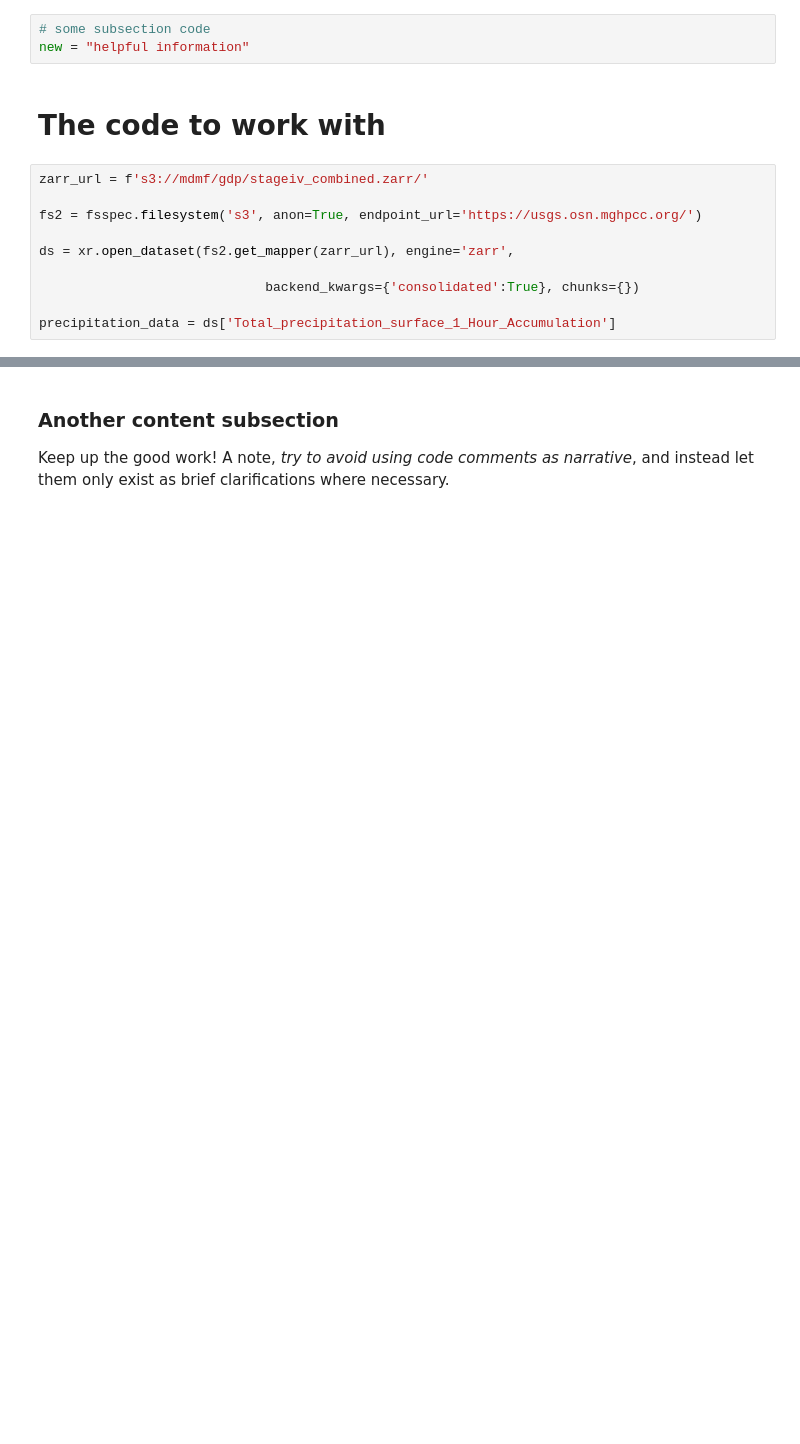
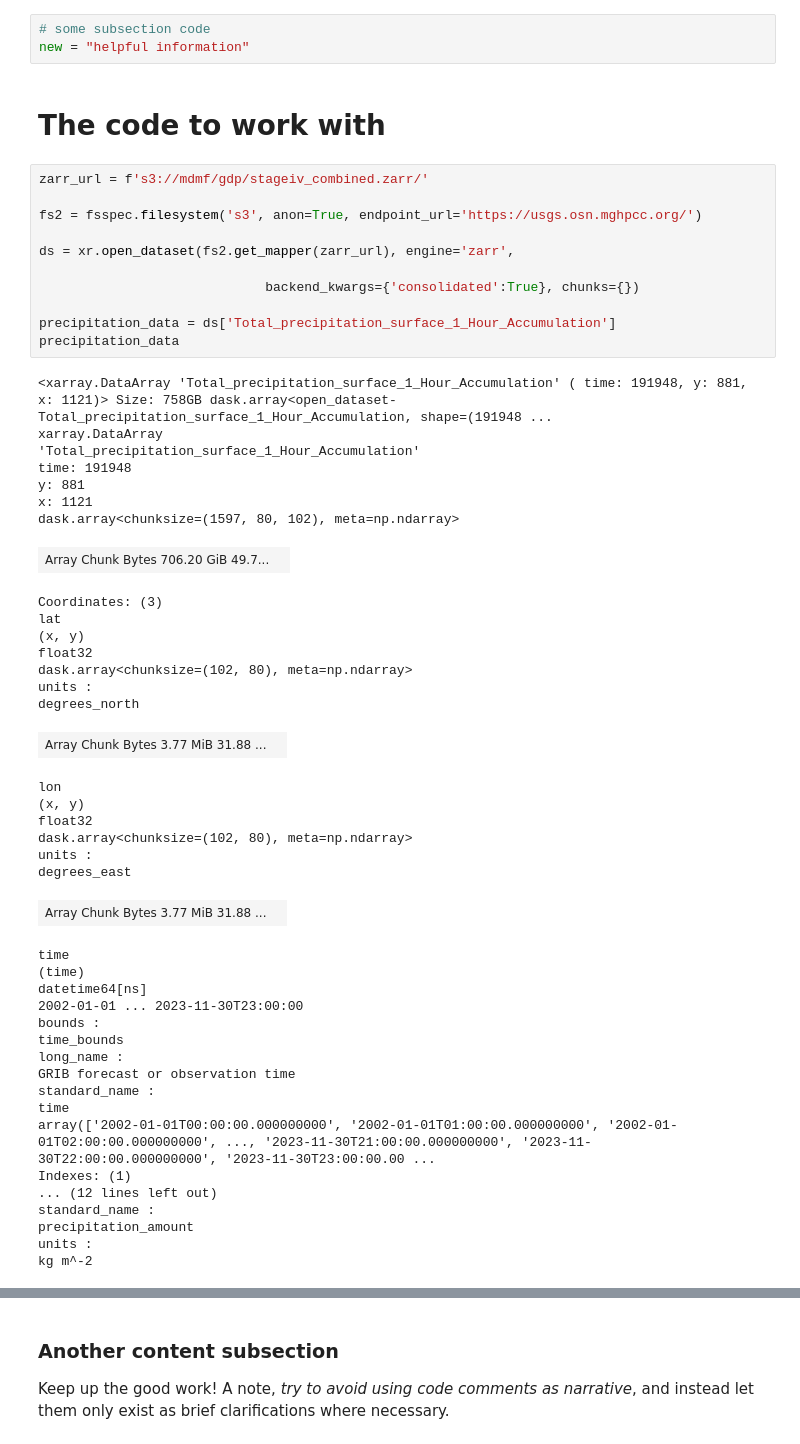
Before and after one commit to ProjectPythia/Stage-IV-Cookbook, a Jupyter notebook: notebooks/Ramos.ipynb, the cells around one changed output, grey strips where cells are left out. Cells and saved outputs as stored; diff of their text form; blank space fills up the shorter version.

```diff
--- a/notebooks/Ramos.ipynb
+++ b/notebooks/Ramos.ipynb
@@ -80,10 +80,52 @@ new = "helpful information"
 # %%
 zarr_url = f's3://mdmf/gdp/stageiv_combined.zarr/'
 
 fs2 = fsspec.filesystem('s3', anon=True, endpoint_url='https://usgs.osn.mghpcc.org/')
 
 ds = xr.open_dataset(fs2.get_mapper(zarr_url), engine='zarr',
 
                              backend_kwargs={'consolidated':True}, chunks={})
 
 precipitation_data = ds['Total_precipitation_surface_1_Hour_Accumulation']
+precipitation_data
+# %% [output]
+<xarray.DataArray 'Total_precipitation_surface_1_Hour_Accumulation' ( time: 191948, y: 881, x: 1121)> Size: 758GB dask.array<open_dataset-Total_precipitation_surface_1_Hour_Accumulation, shape=(191948 ...
+xarray.DataArray
+'Total_precipitation_surface_1_Hour_Accumulation'
+time: 191948
+y: 881
+x: 1121
+dask.array<chunksize=(1597, 80, 102), meta=np.ndarray>
+| Array Chunk Bytes 706.20 GiB 49.7... |  |
+Coordinates: (3)
+lat
+(x, y)
+float32
+dask.array<chunksize=(102, 80), meta=np.ndarray>
+units :
+degrees_north
+| Array Chunk Bytes 3.77 MiB 31.88 ... |  |
+lon
+(x, y)
+float32
+dask.array<chunksize=(102, 80), meta=np.ndarray>
+units :
+degrees_east
+| Array Chunk Bytes 3.77 MiB 31.88 ... |  |
+time
+(time)
+datetime64[ns]
+2002-01-01 ... 2023-11-30T23:00:00
+bounds :
+time_bounds
+long_name :
+GRIB forecast or observation time
+standard_name :
+time
+array(['2002-01-01T00:00:00.000000000', '2002-01-01T01:00:00.000000000', '2002-01-01T02:00:00.000000000', ..., '2023-11-30T21:00:00.000000000', '2023-11-30T22:00:00.000000000', '2023-11-30T23:00:00.00 ...
+Indexes: (1)
+... (12 lines left out)
+standard_name :
+precipitation_amount
+units :
+kg m^-2
```
Also changed, not shown: parts of 4 cells of this notebook, 2 other files.
